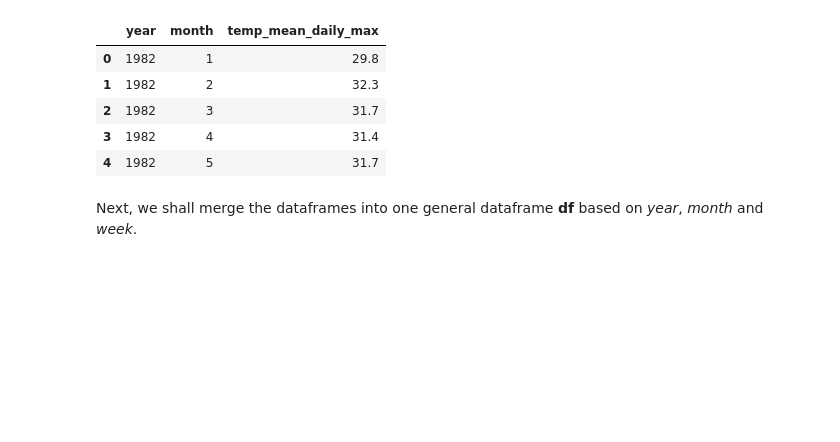
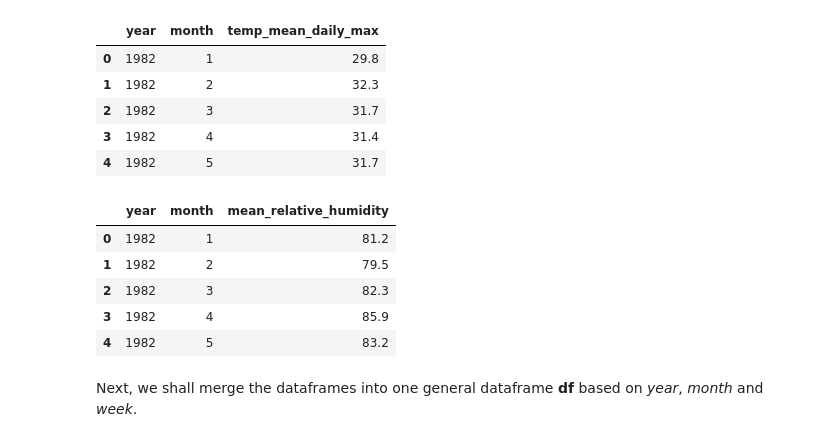
Before and after one commit to thamsimun/CS3244-Project-Dengue, a Jupyter notebook: dengue_prediction.ipynb, the cells around one changed output. Cells and saved outputs as stored; diff of their text form; code cells hidden in the pictures; blank space fills up the shorter version.

```diff
--- a/dengue_prediction.ipynb
+++ b/dengue_prediction.ipynb
@@ -128,6 +140,30 @@ surface_air_temperature_df.head()
 | 2 | 1982 | 3 | 31.7 |
 | 3 | 1982 | 4 | 31.4 |
 | 4 | 1982 | 5 | 31.7 |
+# %%
+# Read from CSV
+raw_humidity_df = pd.read_csv(
+    "Datasets/Humidity Data/relative-humidity-monthly-mean.csv")
+# Split year_month into year and month column
+raw_humidity_df = raw_humidity_df.rename(columns={"month": "year_month"}, errors="raise")
+raw_humidity_df = raw_humidity_df.rename(columns={"mean_rh": "mean_relative_humidity"}, errors="raise")
+year_col = pd.Series([], dtype='int32')
+month_col = pd.Series([], dtype='int32')
+for i in range(len(raw_humidity_df)):
+    year_col[i] = int(raw_humidity_df['year_month'][i].split('-')[0])
+    month_col[i] = int(raw_humidity_df['year_month'][i].split('-')[1])
+raw_humidity_df.insert(1, 'year', year_col)
+raw_humidity_df.insert(2, 'month', month_col)
+humidity_df = raw_humidity_df.drop('year_month', 1)
+# Display
+humidity_df.head()
+# %% [output]
+|  | year | month | mean_relative_humidity |
+| 0 | 1982 | 1 | 81.2 |
+| 1 | 1982 | 2 | 79.5 |
+| 2 | 1982 | 3 | 82.3 |
+| 3 | 1982 | 4 | 85.9 |
+| 4 | 1982 | 5 | 83.2 |
 # %% [markdown]
 Next, we shall merge the dataframes into one general dataframe **df** based on *year*, *month* and *week*.
 # %%
```
Also changed, not shown: parts of 5 cells of this notebook, 6 other files.
